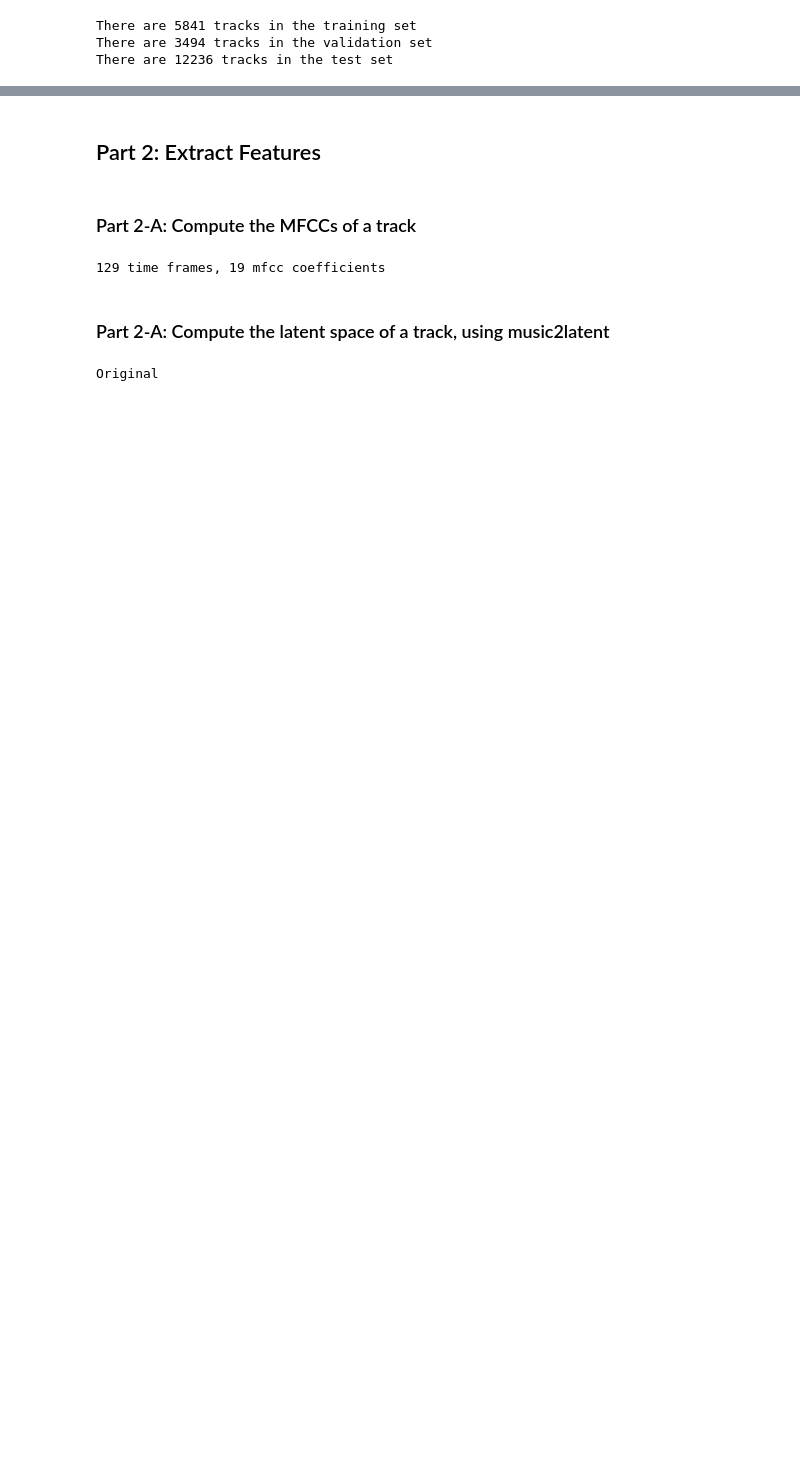
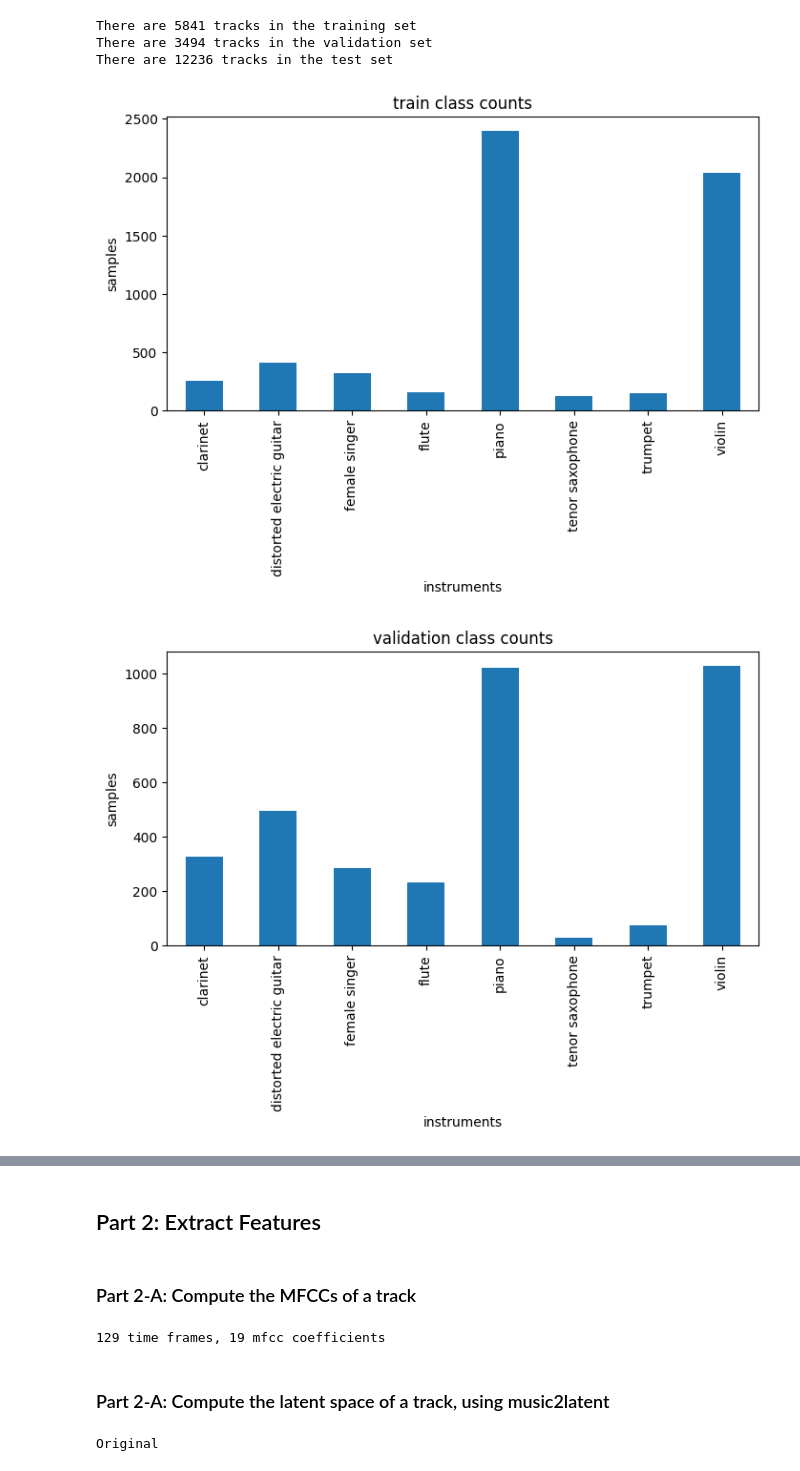
Before and after one commit to ZYFXzz/MIR-Final, a Jupyter notebook: Homework-1-MIR.ipynb, the cells around one changed output, grey strips where cells are left out. Saved outputs shown, nothing was run; the diff lists cells and outputs as text; code cells hidden in the pictures; blank space fills up the shorter version.

```diff
--- a/Homework-1-MIR.ipynb
+++ b/Homework-1-MIR.ipynb
@@ -89,3 +93,20 @@ print("There are {} tracks in the test set".format(len(tracks_test)))
 There are 5841 tracks in the training set
 There are 3494 tracks in the validation set
 There are 12236 tracks in the test set
+# %%
+# visualize the data
+import pandas as pd
+
+data = pd.read_csv('/Users/apple/mir_datasets/medley_solos_db/annotation/Medley-solos-DB_metadata.csv')
+
+# split the data into train, validation, and test using csv file
+train_data = data[data['subset'] == 'training']
+validation_data = data[data['subset'] == 'validation']
+test_data = data[data['subset'] == 'test']
+
+u.check_balance(train_data, 'train')
+u.check_balance(validation_data, 'validation')
+u.check_balance(test_data, 'test')
+# %% [output]
+[figure, added]
+[figure, added]
```
Also changed, not shown: parts of 18 cells of this notebook.
